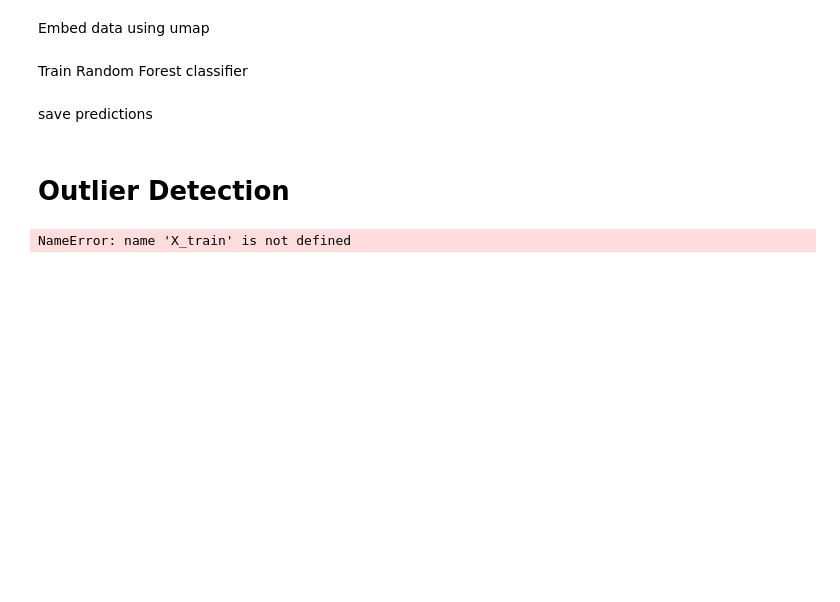
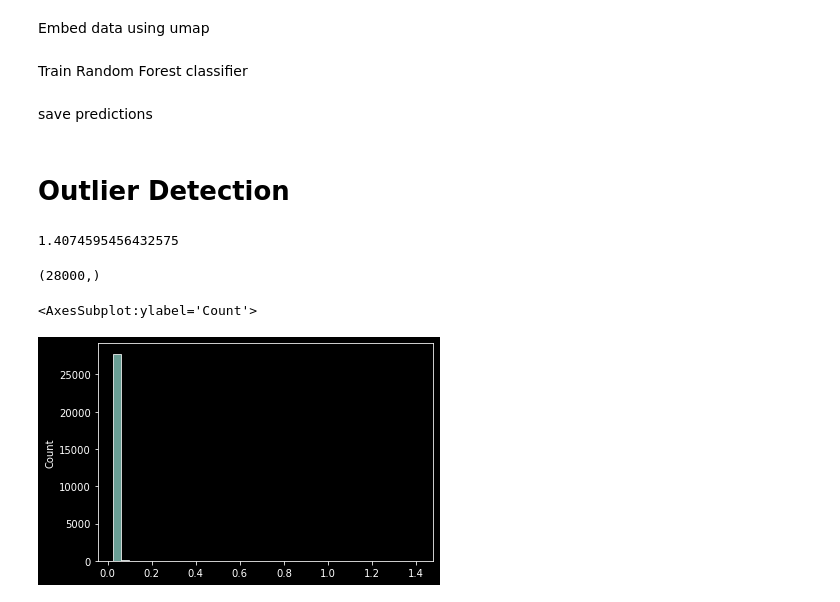
Before and after one commit to SandroMartens/sturdy-bassoon, a Jupyter notebook: digits/analyse.ipynb, the cells around one changed output. Saved outputs shown, nothing was run; the diff lists cells and outputs as text; code cells hidden in the pictures; blank space fills up the shorter version.

```diff
--- a/digits/analyse.ipynb
+++ b/digits/analyse.ipynb
@@ -83,13 +87,11 @@ final_estimator = LogisticRegressionCV(
 )
 # %%
 reducer = UMAP(
-    n_neighbors=30,
-    n_components=5,
+    n_neighbors=50,
+    n_components=2,
     min_dist=0,
     # metric="correlation",
     unique=True,
-    target_metric="l1",
-    target_weight=0.5
 )
 
 class_comp = StackingClassifier(
@@ -98,7 +100,30 @@ class_comp = StackingClassifier(
     n_jobs=-1,
     verbose=0,
 )
+
+pipe2 = make_pipeline(
+    reducer,
+    class_comp
+).fit(
+    X=train_X,
+    y=train_y
+)
-# %%
-class_comp.fit(X_train)
-# %% [output]
-NameError: name 'X_train' is not defined
+# %%
+proba = pipe2.predict_proba(test)
+pred_y = pipe2.predict(test)
+entropy = -np.sum(np.log2(proba) * proba, axis=1)
+# %%
+entropy.max()
+# %% [output]
+1.4074595456432575
+# %%
+entropy.shape
+# %% [output]
+(28000,)
+# %%
+sns.histplot(
+    data=entropy,
+    bins=40)
+# %% [output]
+<AxesSubplot:ylabel='Count'>
+[figure, added]
```
Also changed, not shown: parts of 12 cells of this notebook, 4 other files.
